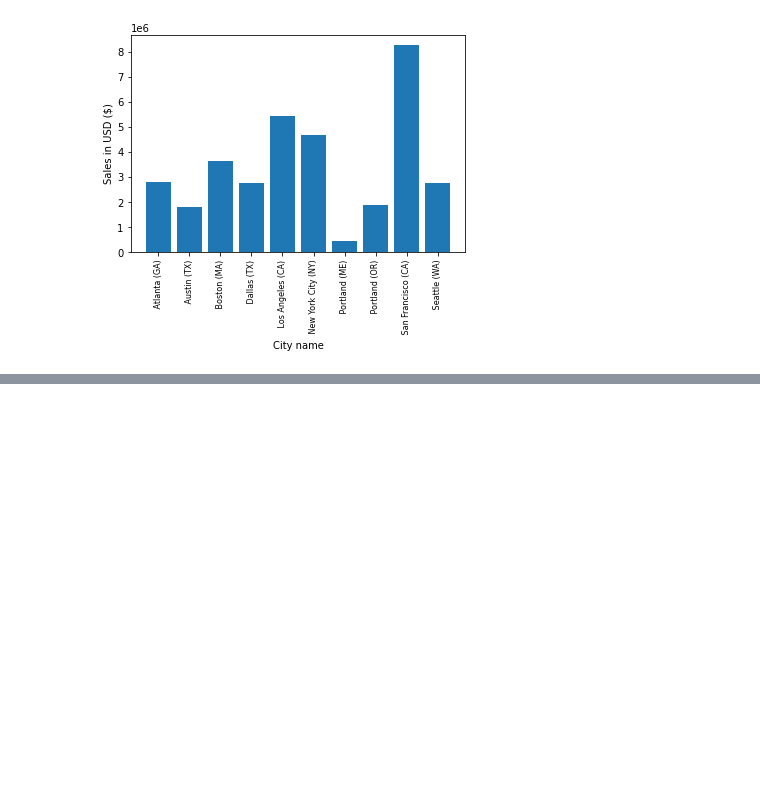
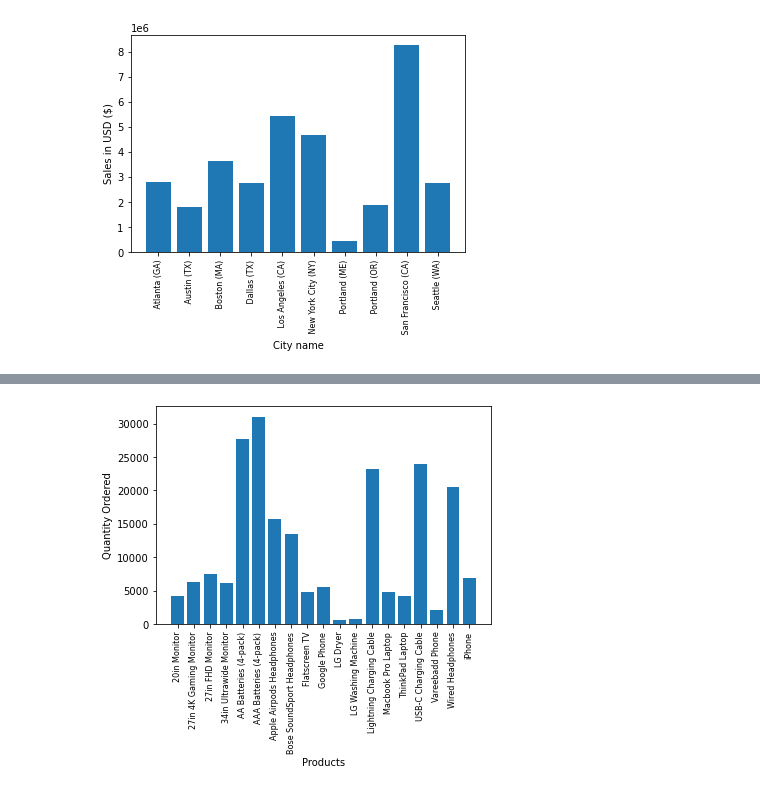
Before and after one commit to Ndblaze/Data-Science-Work-Flow, a Jupyter notebook: Sales dataset Analysis/Analysis.ipynb, the cells around one changed output, grey strips where cells are left out. Cells and saved outputs as stored; diff of their text form; code cells hidden in the pictures; blank space fills up the shorter version.

```diff
--- a/Sales dataset Analysis/Analysis.ipynb
+++ b/Sales dataset Analysis/Analysis.ipynb
@@ -178,0 +231,10 @@ plt.show()
+# %%
+#To find products that are mostly sold together, you have to get them by order IDs
+
+df = all_data[all_data['Order ID'].duplicated(keep = False)]
+
+df['Grouped'] = df.groupby('Order ID')['Product'].transform(lambda x: ','.join(x))
+
+df = df[['Order ID', 'Grouped']].drop_duplicates()
+
+df.head(100)
@@ -178,0 +294,13 @@ plt.show()
+# %%
+product_group = all_data.groupby('Product')
+quantity_ordered = product_group.sum()['Quantity Ordered']
+
+products = [product for product, df in product_group]
+
+plt.bar(products, quantity_ordered)
+plt.xticks(products, rotation = 'vertical', size = 8 )
+plt.ylabel('Quantity Ordered')
+plt.xlabel('Products')
+plt.show()
+# %% [output]
+[figure, added]
```
Also changed, not shown: parts of 17 cells of this notebook, 1 other file.
